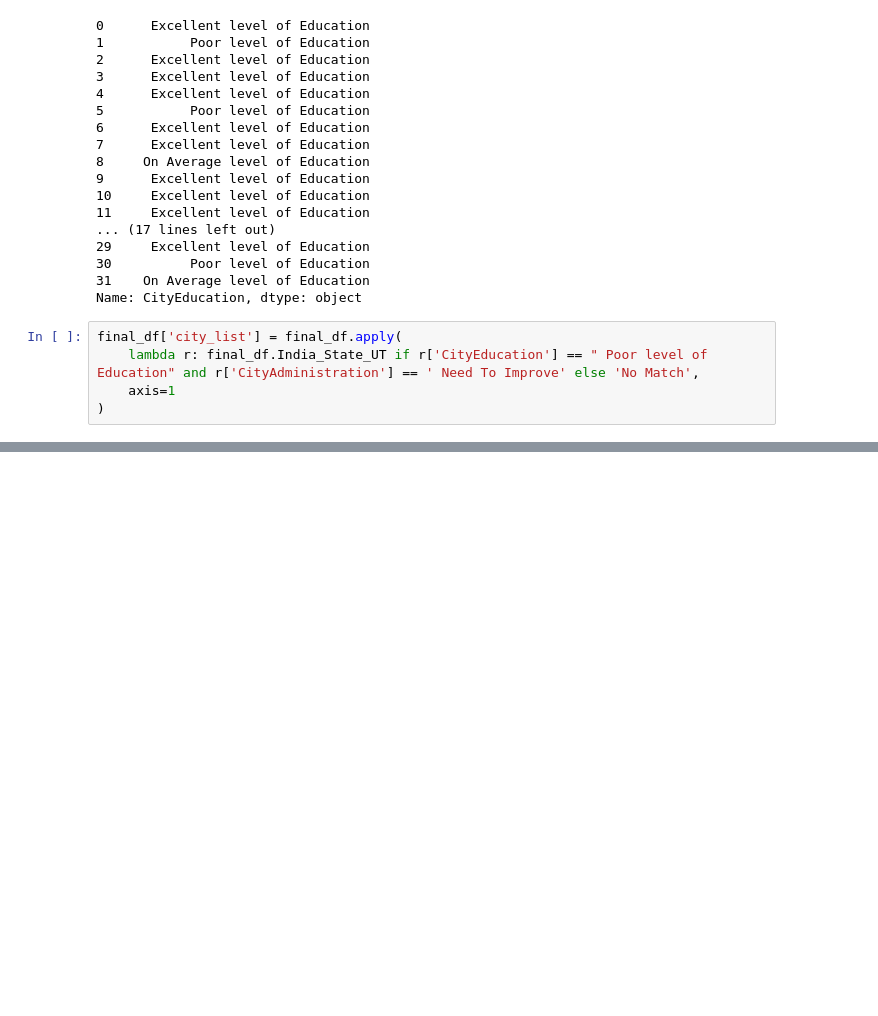
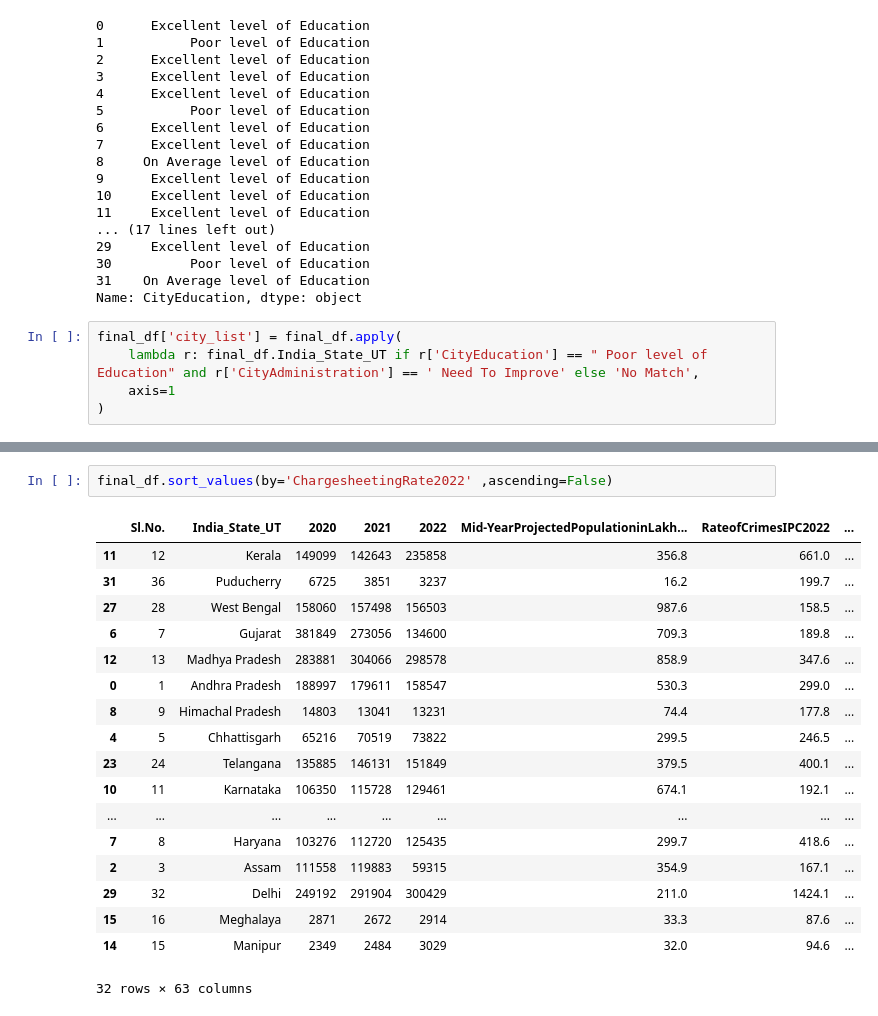
Before and after one commit to jyotithakur5357836-netizen/EDU_CRM_ANALYSIS, a Jupyter notebook: main.ipynb, the cells around one changed output, grey strips where cells are left out. Saved outputs shown, nothing was run; the diff lists cells and outputs as text; blank space fills up the shorter version.

```diff
--- a/main.ipynb
+++ b/main.ipynb
@@ -339,0 +398,21 @@ final_df['city_list']
+# %%
+final_df.sort_values(by='ChargesheetingRate2022' ,ascending=False)
+# %% [output]
+|  | Sl.No. | India_State_UT | 2020 | 2021 | 2022 | Mid-YearProjectedPopulationinLakh... | RateofCrimesIPC2022 | ... |
+| 11 | 12 | Kerala | 149099 | 142643 | 235858 | 356.8 | 661.0 | ... |
+| 31 | 36 | Puducherry | 6725 | 3851 | 3237 | 16.2 | 199.7 | ... |
+| 27 | 28 | West Bengal | 158060 | 157498 | 156503 | 987.6 | 158.5 | ... |
+| 6 | 7 | Gujarat | 381849 | 273056 | 134600 | 709.3 | 189.8 | ... |
+| 12 | 13 | Madhya Pradesh | 283881 | 304066 | 298578 | 858.9 | 347.6 | ... |
+| 0 | 1 | Andhra Pradesh | 188997 | 179611 | 158547 | 530.3 | 299.0 | ... |
+| 8 | 9 | Himachal Pradesh | 14803 | 13041 | 13231 | 74.4 | 177.8 | ... |
+| 4 | 5 | Chhattisgarh | 65216 | 70519 | 73822 | 299.5 | 246.5 | ... |
+| 23 | 24 | Telangana | 135885 | 146131 | 151849 | 379.5 | 400.1 | ... |
+| 10 | 11 | Karnataka | 106350 | 115728 | 129461 | 674.1 | 192.1 | ... |
+| ... | ... | ... | ... | ... | ... | ... | ... | ... |
+| 7 | 8 | Haryana | 103276 | 112720 | 125435 | 299.7 | 418.6 | ... |
+| 2 | 3 | Assam | 111558 | 119883 | 59315 | 354.9 | 167.1 | ... |
+| 29 | 32 | Delhi | 249192 | 291904 | 300429 | 211.0 | 1424.1 | ... |
+| 15 | 16 | Meghalaya | 2871 | 2672 | 2914 | 33.3 | 87.6 | ... |
+| 14 | 15 | Manipur | 2349 | 2484 | 3029 | 32.0 | 94.6 | ... |
+32 rows × 63 columns
```
Also changed, not shown: parts of 7 cells of this notebook.
